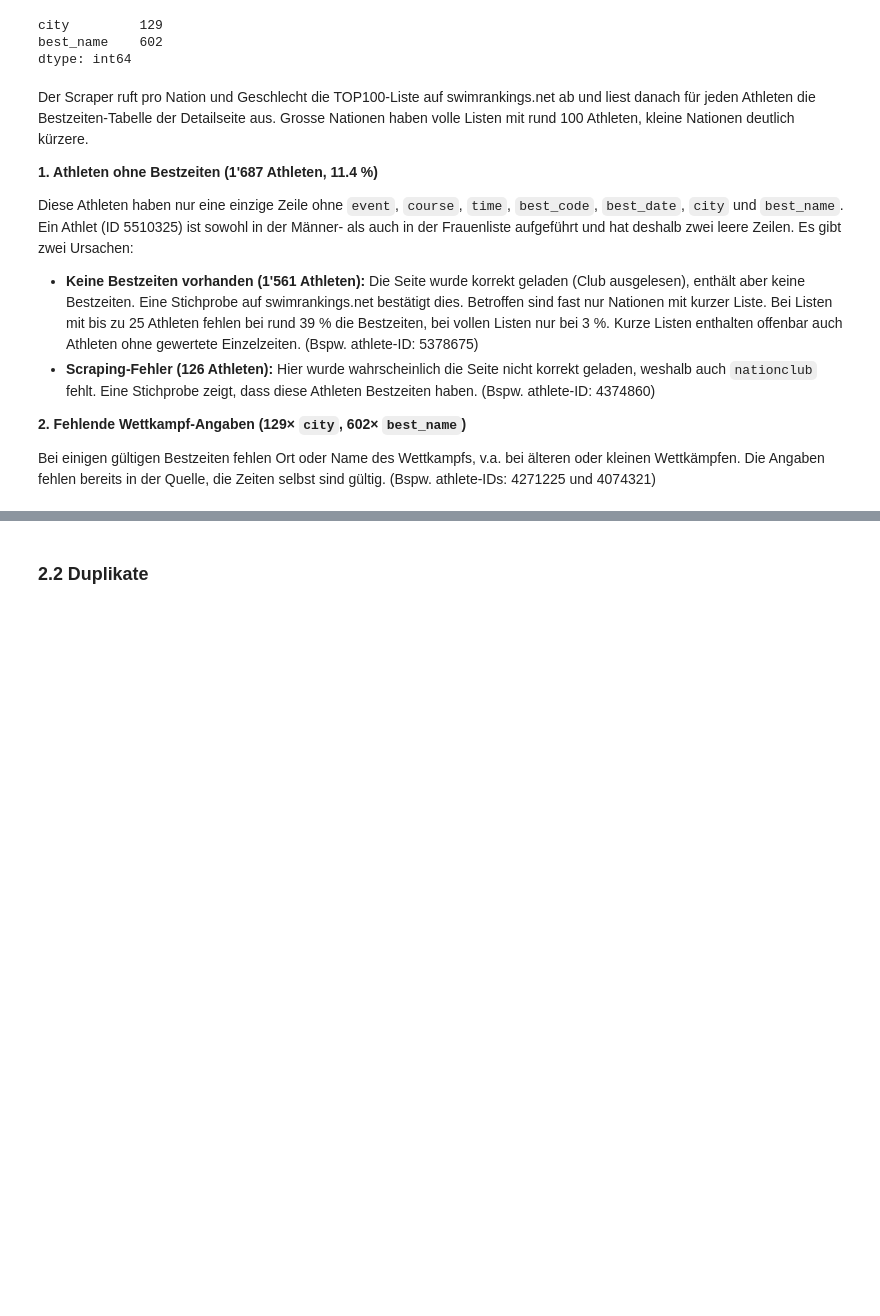
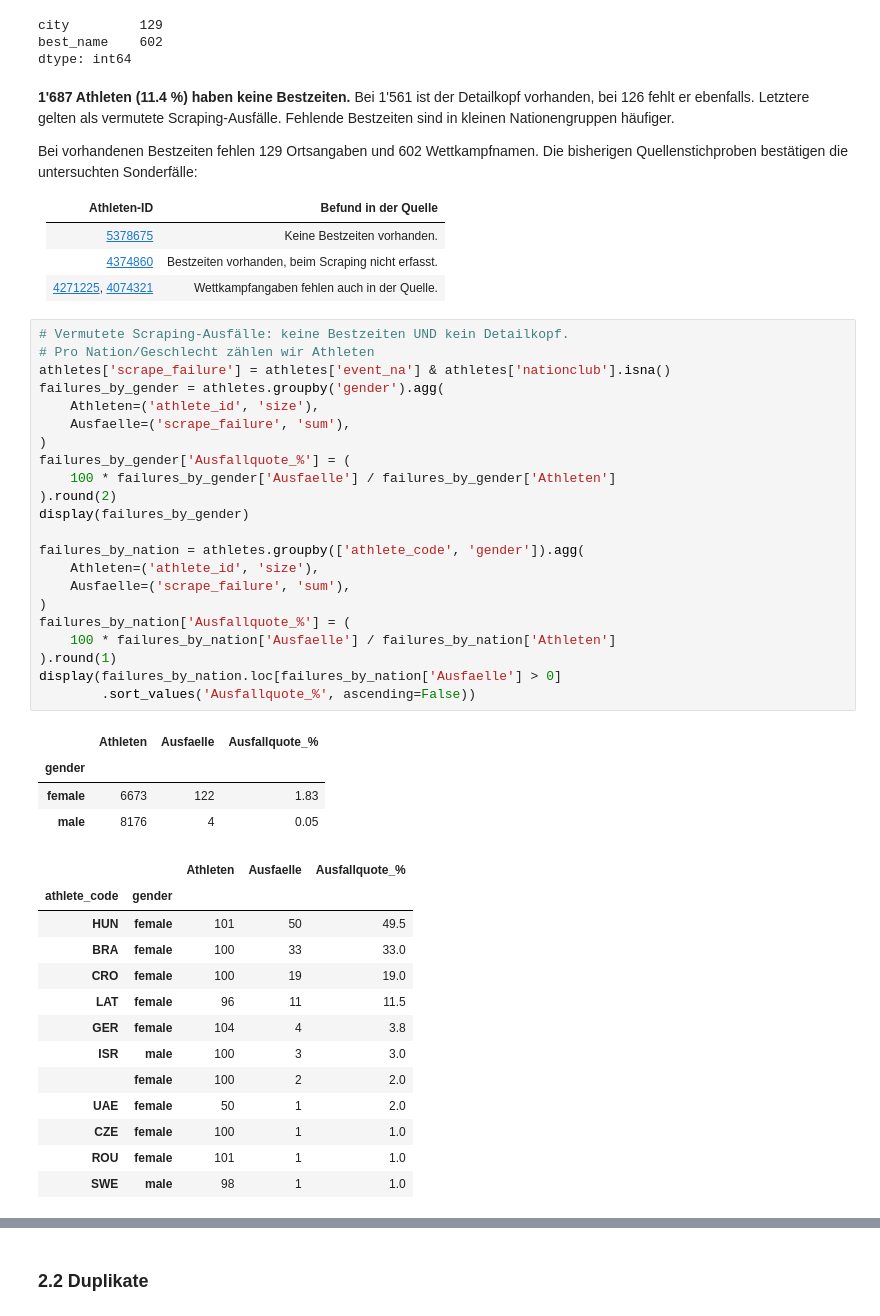
Before and after one commit to damiansze/Athletes-Network, a Jupyter notebook: Notebooks/01_eda.ipynb, the cells around one changed output, grey strips where cells are left out. Saved outputs shown, nothing was run; the diff lists cells and outputs as text; blank space fills up the shorter version.

```diff
--- a/Notebooks/01_eda.ipynb
+++ b/Notebooks/01_eda.ipynb
@@ -112,15 +108,52 @@ city         129
 best_name    602
 dtype: int64
 # %% [markdown]
-Der Scraper ruft pro Nation und Geschlecht die TOP100-Liste auf swimrankings.net ab und liest danach für jeden Athleten die Bestzeiten-Tabelle der Detailseite aus. Grosse Nationen haben volle Listen mit rund 100 Athleten, kleine Nationen deutlich kürzere.
+**1'687 Athleten (11.4 %) haben keine Bestzeiten.** Bei 1'561 ist der Detailkopf vorhanden, bei 126 fehlt er ebenfalls. Letztere gelten als vermutete Scraping-Ausfälle. Fehlende Bestzeiten sind in kleinen Nationengruppen häufiger.
 
-**1. Athleten ohne Bestzeiten (1'687 Athleten, 11.4 %)**
+Bei vorhandenen Bestzeiten fehlen 129 Ortsangaben und 602 Wettkampfnamen. Die bisherigen Quellenstichproben bestätigen die untersuchten Sonderfälle:
 
-Diese Athleten haben nur eine einzige Zeile ohne `event`, `course`, `time`, `best_code`, `best_date`, `city` und `best_name`. Ein Athlet (ID 5510325) ist sowohl in der Männer- als auch in der Frauenliste aufgeführt und hat deshalb zwei leere Zeilen. Es gibt zwei Ursachen:
-
-- **Keine Bestzeiten vorhanden (1'561 Athleten):** Die Seite wurde korrekt geladen (Club ausgelesen), enthält aber keine Bestzeiten. Eine Stichprobe auf swimrankings.net bestätigt dies. Betroffen sind fast nur Nationen mit kurzer Liste. Bei Listen mit bis zu 25 Athleten fehlen bei rund 39 % die Bestzeiten, bei vollen Listen nur bei 3 %. Kurze Listen enthalten offenbar auch Athleten ohne gewertete Einzelzeiten. (Bspw. athlete-ID: 5378675)
-- **Scraping-Fehler (126 Athleten):** Hier wurde wahrscheinlich die Seite nicht korrekt geladen, weshalb auch `nationclub` fehlt. Eine Stichprobe zeigt, dass diese Athleten Bestzeiten haben. (Bspw. athlete-ID: 4374860)
-
-**2. Fehlende Wettkampf-Angaben (129× `city`, 602× `best_name`)**
-
-Bei einigen gültigen Bestzeiten fehlen Ort oder Name des Wettkampfs, v.a. bei älteren oder kleinen Wettkämpfen. Die Angaben fehlen bereits in der Quelle, die Zeiten selbst sind gültig. (Bspw. athlete-IDs: 4271225 und 4074321)
+| Athleten-ID | Befund in der Quelle |
+|---|---|
+| [5378675](https://www.swimrankings.net/index.php?page=athleteDetail&athleteId=5378675) | Keine Bestzeiten vorhanden. |
+| [4374860](https://www.swimrankings.net/index.php?page=athleteDetail&athleteId=4374860) | Bestzeiten vorhanden, beim Scraping nicht erfasst. |
+| [4271225](https://www.swimrankings.net/index.php?page=athleteDetail&athleteId=4271225), [4074321](https://www.swimrankings.net/index.php?page=athleteDetail&athleteId=4074321) | Wettkampfangaben fehlen auch in der Quelle. |
+# %%
+# Vermutete Scraping-Ausfälle: keine Bestzeiten UND kein Detailkopf.
+# Pro Nation/Geschlecht zählen wir Athleten
+athletes['scrape_failure'] = athletes['event_na'] & athletes['nationclub'].isna()
+failures_by_gender = athletes.groupby('gender').agg(
+    Athleten=('athlete_id', 'size'),
+    Ausfaelle=('scrape_failure', 'sum'),
+)
+failures_by_gender['Ausfallquote_%'] = (
+    100 * failures_by_gender['Ausfaelle'] / failures_by_gender['Athleten']
+).round(2)
+display(failures_by_gender)
+
+failures_by_nation = athletes.groupby(['athlete_code', 'gender']).agg(
+    Athleten=('athlete_id', 'size'),
+    Ausfaelle=('scrape_failure', 'sum'),
+)
+failures_by_nation['Ausfallquote_%'] = (
+    100 * failures_by_nation['Ausfaelle'] / failures_by_nation['Athleten']
+).round(1)
+display(failures_by_nation.loc[failures_by_nation['Ausfaelle'] > 0]
+        .sort_values('Ausfallquote_%', ascending=False))
+# %% [output]
+|  | Athleten | Ausfaelle | Ausfallquote_% |
+| gender |  |  |  |
+| female | 6673 | 122 | 1.83 |
+| male | 8176 | 4 | 0.05 |
+|  |  | Athleten | Ausfaelle | Ausfallquote_% |
+| athlete_code | gender |  |  |  |
+| HUN | female | 101 | 50 | 49.5 |
+| BRA | female | 100 | 33 | 33.0 |
+| CRO | female | 100 | 19 | 19.0 |
+| LAT | female | 96 | 11 | 11.5 |
+| GER | female | 104 | 4 | 3.8 |
+| ISR | male | 100 | 3 | 3.0 |
+|  | female | 100 | 2 | 2.0 |
+| UAE | female | 50 | 1 | 2.0 |
+| CZE | female | 100 | 1 | 1.0 |
+| ROU | female | 101 | 1 | 1.0 |
+| SWE | male | 98 | 1 | 1.0 |
```
Also changed, not shown: parts of 27 cells of this notebook.
